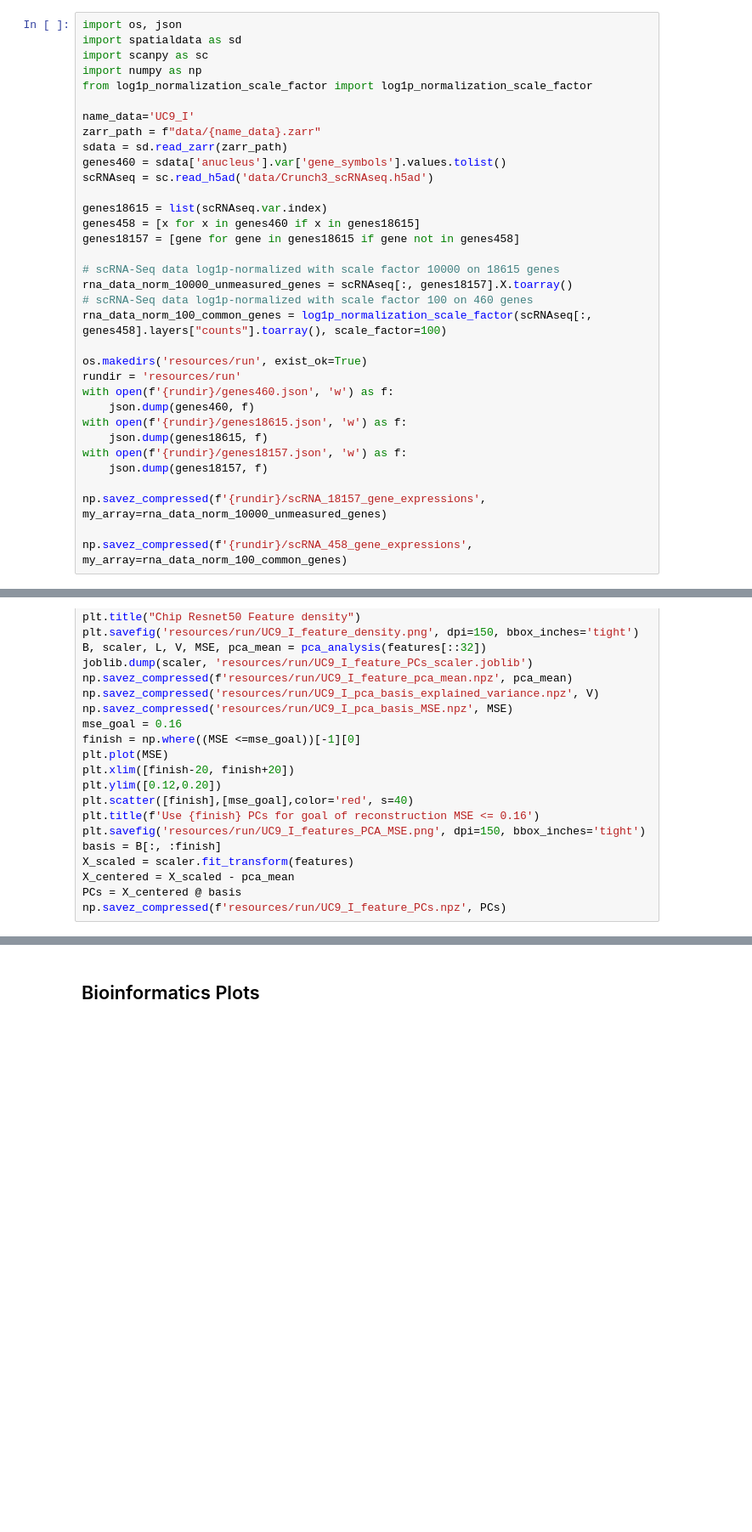
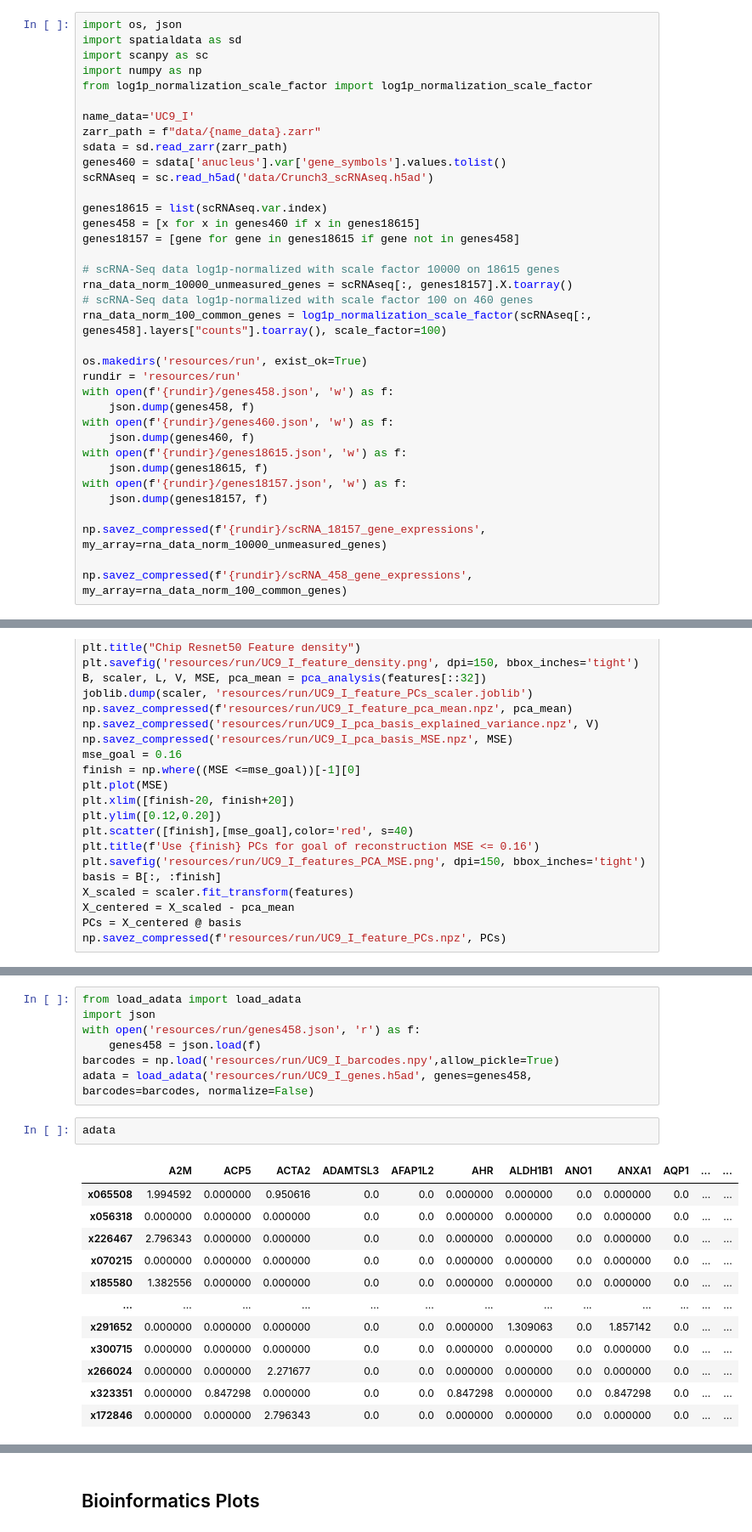
Before and after one commit to catskillsresearch/broad-3-catskills, a Jupyter notebook: Luigi.ipynb, the cells around one changed output, grey strips where cells are left out. Shown: that part at 85% size. Cells and saved outputs as stored; diff of their text form; blank space fills up the shorter version.

```diff
--- a/Luigi.ipynb
+++ b/Luigi.ipynb
@@ -26,6 +26,8 @@ rna_data_norm_100_common_genes = log1p_normalization_scale_factor(scRNAseq[:, ge
 
 os.makedirs('resources/run', exist_ok=True)
 rundir = 'resources/run'
+with open(f'{rundir}/genes458.json', 'w') as f:
+    json.dump(genes458, f)
 with open(f'{rundir}/genes460.json', 'w') as f:
     json.dump(genes460, f)
 with open(f'{rundir}/genes18615.json', 'w') as f:
@@ -182,0 +191,22 @@ np.savez_compressed(f'resources/run/UC9_I_feature_PCs.npz', PCs)
+# %%
+from load_adata import load_adata
+import json
+with open('resources/run/genes458.json', 'r') as f:
+    genes458 = json.load(f)
+barcodes = np.load('resources/run/UC9_I_barcodes.npy',allow_pickle=True)
+adata = load_adata('resources/run/UC9_I_genes.h5ad', genes=genes458, barcodes=barcodes, normalize=False)
+# %%
+adata
+# %% [output]
+|  | A2M | ACP5 | ACTA2 | ADAMTSL3 | AFAP1L2 | AHR | ALDH1B1 | ANO1 | ANXA1 | AQP1 | ... | ... |
+| x065508 | 1.994592 | 0.000000 | 0.950616 | 0.0 | 0.0 | 0.000000 | 0.000000 | 0.0 | 0.000000 | 0.0 | ... | ... |
+| x056318 | 0.000000 | 0.000000 | 0.000000 | 0.0 | 0.0 | 0.000000 | 0.000000 | 0.0 | 0.000000 | 0.0 | ... | ... |
+| x226467 | 2.796343 | 0.000000 | 0.000000 | 0.0 | 0.0 | 0.000000 | 0.000000 | 0.0 | 0.000000 | 0.0 | ... | ... |
+| x070215 | 0.000000 | 0.000000 | 0.000000 | 0.0 | 0.0 | 0.000000 | 0.000000 | 0.0 | 0.000000 | 0.0 | ... | ... |
+| x185580 | 1.382556 | 0.000000 | 0.000000 | 0.0 | 0.0 | 0.000000 | 0.000000 | 0.0 | 0.000000 | 0.0 | ... | ... |
+| ... | ... | ... | ... | ... | ... | ... | ... | ... | ... | ... | ... | ... |
+| x291652 | 0.000000 | 0.000000 | 0.000000 | 0.0 | 0.0 | 0.000000 | 1.309063 | 0.0 | 1.857142 | 0.0 | ... | ... |
+| x300715 | 0.000000 | 0.000000 | 0.000000 | 0.0 | 0.0 | 0.000000 | 0.000000 | 0.0 | 0.000000 | 0.0 | ... | ... |
+| x266024 | 0.000000 | 0.000000 | 2.271677 | 0.0 | 0.0 | 0.000000 | 0.000000 | 0.0 | 0.000000 | 0.0 | ... | ... |
+| x323351 | 0.000000 | 0.847298 | 0.000000 | 0.0 | 0.0 | 0.847298 | 0.000000 | 0.0 | 0.847298 | 0.0 | ... | ... |
+| x172846 | 0.000000 | 0.000000 | 2.796343 | 0.0 | 0.0 | 0.000000 | 0.000000 | 0.0 | 0.000000 | 0.0 | ... | ... |
```
Also changed, not shown: parts of 4 cells of this notebook, 8 other files.
